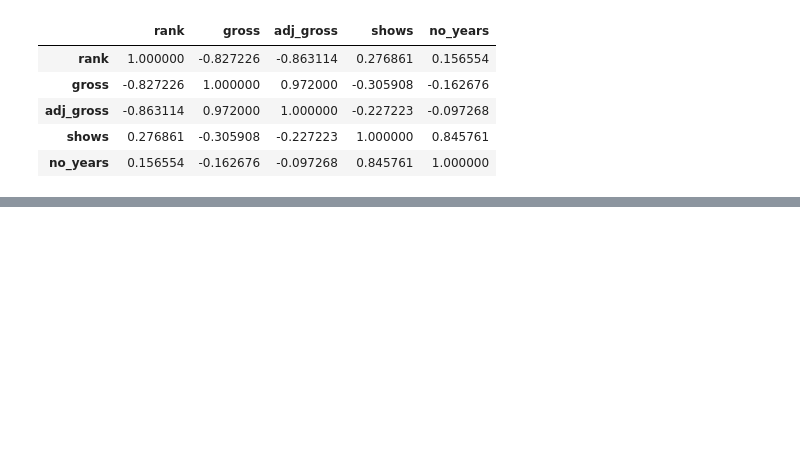
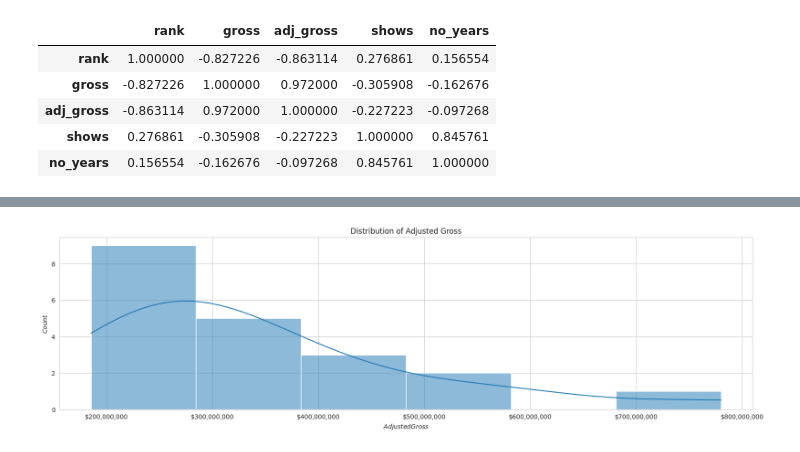
Before and after one commit to LouisObinabo/eda-grossing-concerts-by-women, a Jupyter notebook: Statistics and Trends - Assignment.ipynb, the cells around one changed output, grey strips where cells are left out. Saved outputs shown, nothing was run; the diff lists cells and outputs as text; code cells hidden in the pictures; blank space fills up the shorter version.

```diff
--- a/Statistics and Trends - Assignment.ipynb
+++ b/Statistics and Trends - Assignment.ipynb
@@ -308,0 +375,20 @@ def plot_confusion_matrix(x):
+# %%
+def plot_gross_hist():
+    """
+    Plot a histogram of adjusted gross.
+
+    This function creates a histogram of the adjusted gross using Seaborn's histplot function.
+    Adjusted gross values are plotted along the x-axis, and the count of occurrences is plotted
+    along the y-axis. A kernel density estimation (KDE) curve is also included.
+    """
+    plt.figure(figsize=(20, 5))
+    sns.histplot(data=df, x="adj_gross", kde=True)
+    plt.title("Distribution of Adjusted Gross")
+    plt.xlabel("$Adjusted Gross$")
+    plt.ylabel("$Count$")
+    formatter = FuncFormatter(dollar_formatter)
+    plt.gca().xaxis.set_major_formatter(formatter)
+# %%
+plot_gross_hist()
+# %% [output]
+[figure, added]
```
Also changed, not shown: parts of 27 cells of this notebook, 1 other file.
